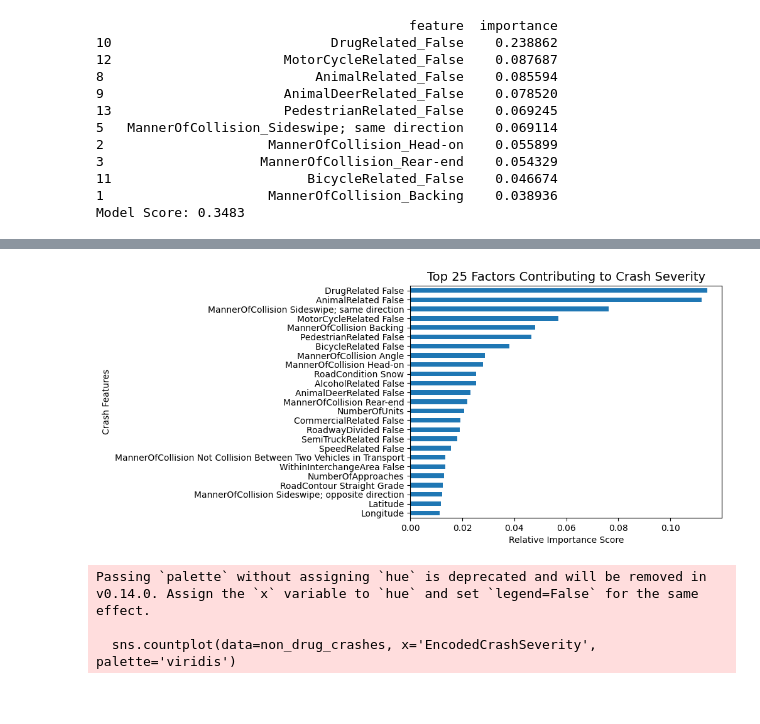
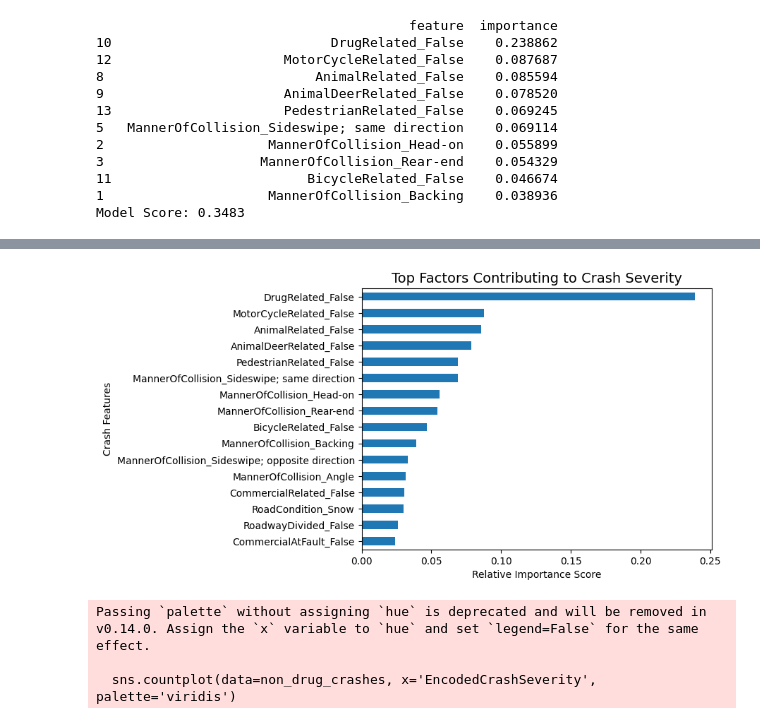
Before and after one commit to celery-sickles/jris, a Jupyter notebook: rf_code/xgb.ipynb, the cells around one changed output, grey strips where cells are left out. Drawn from its saved outputs; the diff is of its cells as text; code cells hidden in the pictures.

```diff
--- a/rf_code/xgb.ipynb
+++ b/rf_code/xgb.ipynb
@@ -97,7 +101,6 @@ from sklearn.feature_selection import SelectFromModel
 feature_selector = SelectFromModel(
     estimator=XGBClassifier(
         n_estimators=200,
-        eval_metric="logloss", #can remove eval_metric?
         random_state=42
     ),
     threshold="1.25*mean"
@@ -264,19 +270,3 @@ print(f"Model Score: {xgb_pipeline.score(X_test, y_test):.4f}")
 11                         BicycleRelated_False    0.046674
 1                     MannerOfCollision_Backing    0.038936
 Model Score: 0.3483
-# %%
-print(f"Feature importances: {model_1.feature_importances_}")
-print("Feature importance length: "+str(len(model_1.feature_importances_)))
-print("Features length: "+str(len(x.columns)))
-
-#Notes: it stores the result from the pipeline and calls model_1 that has already been fitted with the previous kernel
-
-feature_list = model_1.get_booster().feature_names
-print(feature_list)
-
-original_feature_names = X_train.columns.tolist()
-print(original_feature_names)
-
-importances = model_1.feature_importances_
-feature_importance_df = pd.DataFrame(zip(column_names, importances), columns=['feature', 'importance']).set_index('feature')
-print(feature_importance_df)
@@ -292,18 +272,0 @@ NameError: name 'column_names' is not defined
-# %%
-clf = XGBClassifier(n_estimators=5, random_state=42)
-clf = clf.fit(transformed_data, y_train)
-
-#feature_list = clf.get_booster().feature_names
-
-#print(feature_list)
-
-importances = clf.feature_importances_
-column_names = data_transformer.get_feature_names_out()
-
-#print(f"Feature importances: {clf.feature_importances_}")
-#print("Feature importance length: "+str(len(clf.feature_importances_)))
-#print("Features length: "+str(len(x.columns)))
-
-feature_importance_df = pd.DataFrame(zip(column_names, importances), columns=['feature', 'importance']).set_index('feature')
-df_sorted = feature_importance_df.sort_values(by='importance', ascending=False)
-print(df_sorted)
@@ -326,23 +273,20 @@ cat__CommercialAtFault_True                         0.000000
 # %%
 from xgboost import plot_importance
 import matplotlib.pyplot as plt
 
-#plot_importance(clf.get_booster(), importance_type='gain')
-#plt.show()
+#clean_names = [name.replace('cat__', '').replace('num__', '').replace('_', ' ') for name in column_names]
 
-clean_names = [name.replace('cat__', '').replace('num__', '').replace('_', ' ') for name in column_names]
-
-feat_imp_graph = pd.Series(clf.feature_importances_, index=clean_names)
+feat_imp_graph = pd.Series(importances, index=feature_names)
 axis = feat_imp_graph.nlargest(25).plot(kind='barh')
 
 axis.invert_yaxis()
-axis.set_title("Top 25 Factors Contributing to Crash Severity", fontsize=14)
+axis.set_title("Top Factors Contributing to Crash Severity", fontsize=14)
 axis.set_xlabel("Relative Importance Score")
 axis.set_ylabel("Crash Features")
 
 plt.show()
 # %% [output]
-[figure, old version]
+[figure, new version]
 # %%
 import matplotlib.pyplot as plt
 import seaborn as sns
```
Also changed, not shown: parts of 7 cells of this notebook, 6 other files.
